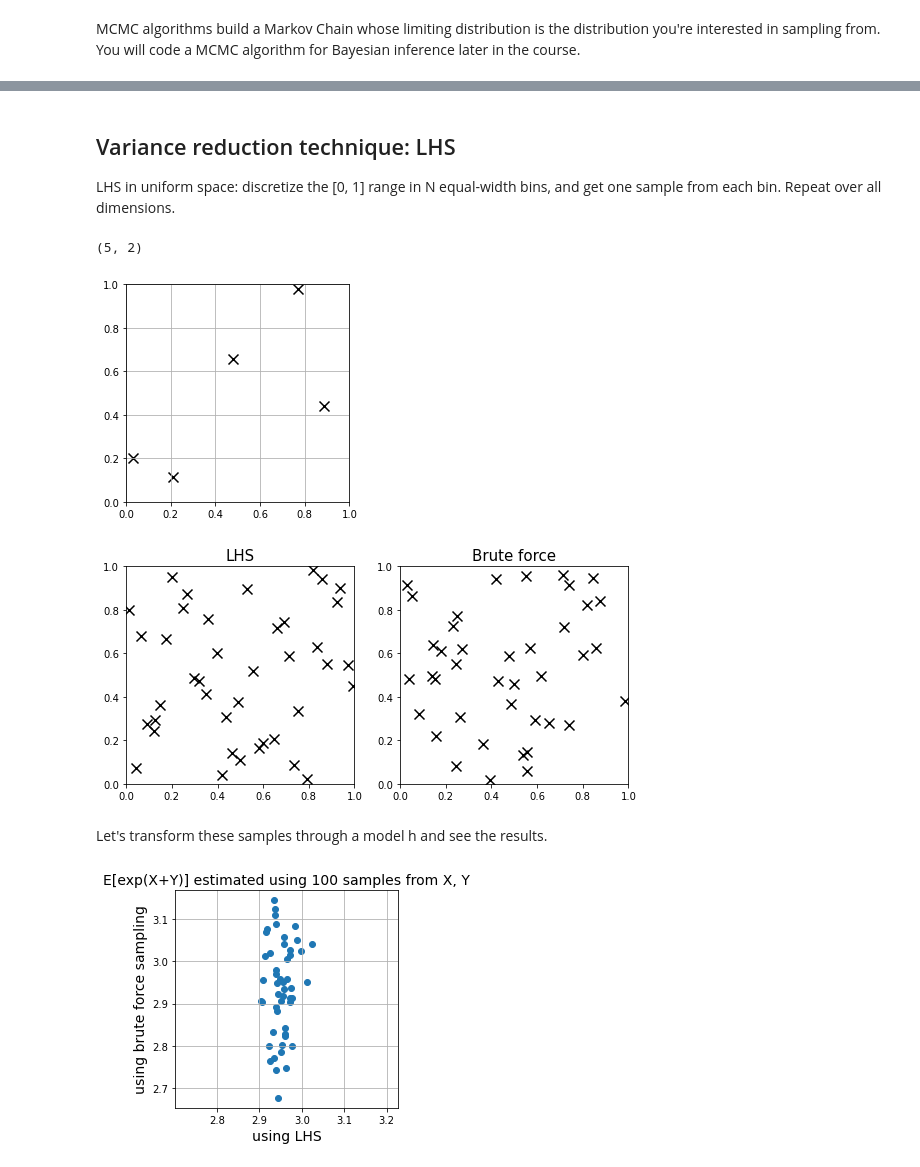
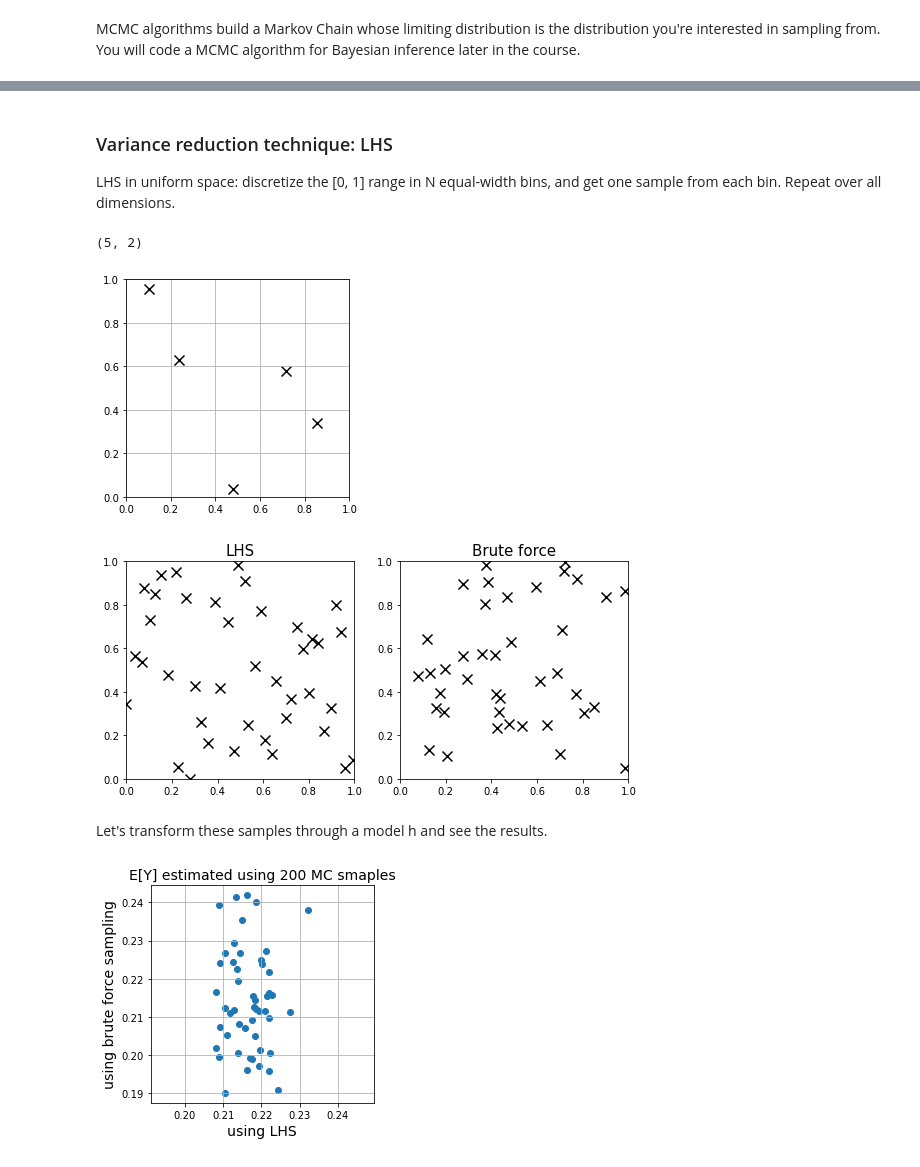
Before and after one commit to AudOlivier/uq_course_notebooks, a Jupyter notebook: CE_UQ_Sampling_MCsimulation.ipynb, the cells around one changed output, grey strips where cells are left out. Cells and saved outputs as stored; diff of their text form; code cells hidden in the pictures.

```diff
--- a/CE_UQ_Sampling_MCsimulation.ipynb
+++ b/CE_UQ_Sampling_MCsimulation.ipynb
@@ -120,0 +142,6 @@ MCMC algorithms build a Markov Chain whose limiting distribution is the distribu
+# %%
+def evaluate_model(X):
+    # X is a 2d matrix of size (nsamples x 2): 1st column contains samples from RV k, second column samples of C0
+    ks, C0s = X[:, 0], X[:, 1]
+    time = 2 # time we're interested in
+    return C0s * np.exp(-ks * time)
@@ -121,5 +172,5 @@ MCMC algorithms build a Markov Chain whose limiting distribution is the distribu
 # %% [markdown]
-## Variance reduction technique: LHS
+### Variance reduction technique: LHS
 
 LHS in uniform space: discretize the [0, 1] range in N equal-width bins, and get one sample from each bin. Repeat over all dimensions.
 # %%
@@ -127,10 +178,10 @@ from scipy.stats import uniform
 def lhs_uniform_in_2d(nsamples):
     # discretize the [0, 1] range in nsamples bins, and sample from each bin
     ind_bins_d1 = np.random.choice(nsamples, replace=False, size=nsamples)    # choose the bins for all the samples
-    samples_d1 = np.array([uniform(loc=i/nsamples, scale=1/nsamples).rvs() for i in ind_bins_d1]).reshape((-1, 1))
+    samples_d1 = uniform(loc=ind_bins_d1/nsamples, scale=1/nsamples).rvs().reshape((-1, 1))
 
     ind_bins_d2 = np.random.choice(nsamples, replace=False, size=nsamples)    # choose the bins for all the samples
-    samples_d2 = np.array([uniform(loc=i/nsamples, scale=1/nsamples).rvs() for i in ind_bins_d2]).reshape((-1, 1))
+    samples_d2 = uniform(loc=ind_bins_d2/nsamples, scale=1/nsamples).rvs().reshape((-1, 1))
 
     samples = np.concatenate([samples_d1, samples_d2], axis=1)
     return samples
@@ -148,7 +199,7 @@ ax.grid(True)
 plt.show()
 # %% [output]
 (5, 2)
-[figure, old version]
+[figure, new version]
 # %%
 fig, ax = plt.subplots(ncols=2, figsize=(9, 4))
 nsamples = 40
@@ -164,36 +215,39 @@ ax[0].set_title('LHS', fontsize=15)
 ax[1].set_title('Brute force', fontsize=15)
 plt.show()
 # %% [output]
-[figure, old version]
+[figure, new version]
 # %% [markdown]
 Let's transform these samples through a model h and see the results.
 # %%
-# let's repeat the process several times, compute the expected value of the functional exp(X+Y) and see what happens
+# let's repeat the process several times, compute the expected value of the functional exp(X1+X2) and see what happens
 def compute_expected_functional(nsamples, use_lhs=True):
     if use_lhs:
         samples = lhs_uniform_in_2d(nsamples=nsamples)
     else:
         samples = np.random.rand(nsamples, 2)
-    functional = np.exp(samples[:, 0] + samples[:, 1])    # compute functional for all samples
-    return np.mean(functional)    # return the sample mean, approxiamtes the expected value
+    functional = evaluate_model(samples)    # compute functional for all samples
+    return np.mean(functional), np.std(functional, ddof=1)    # return the sample mean, approxiamtes the expected value
 # %%
-nsamples = 100
+nsamples = 200
 
-e1, e2 = [], []
+m1, m2 = [], []
+s1, s2 = [], []
 for _ in range(50):
-    tmp_value = compute_expected_functional(nsamples, use_lhs=True)
-    e1.append(tmp_value)
+    m, s = compute_expected_functional(nsamples, use_lhs=True)
+    m1.append(m)
+    s1.append(s)
 
-    tmp_value = compute_expected_functional(nsamples, use_lhs=False)
-    e2.append(tmp_value)
+    m, s = compute_expected_functional(nsamples, use_lhs=False)
+    m2.append(m)
+    s2.append(s)
 
 fig, ax = plt.subplots(figsize=(4, 4))
-ax.scatter(e1, e2)
+ax.scatter(m1, m2)
+ax.set_title('E[Y] estimated using 200 MC smaples', fontsize=14)
 ax.axis('equal')
 ax.grid(True)
 ax.set_xlabel('using LHS', fontsize=14)
 ax.set_ylabel('using brute force sampling', fontsize=14)
-ax.set_title('E[exp(X+Y)] estimated using {} samples from X, Y'.format(nsamples), fontsize=14)
 plt.show()
 # %% [output]
-[figure, old version]
+[figure, new version]
```
Also changed, not shown: parts of 13 cells of this notebook.
